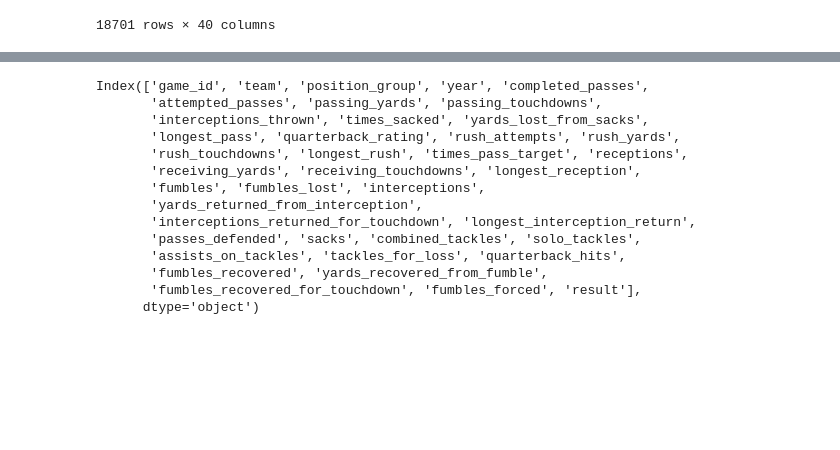
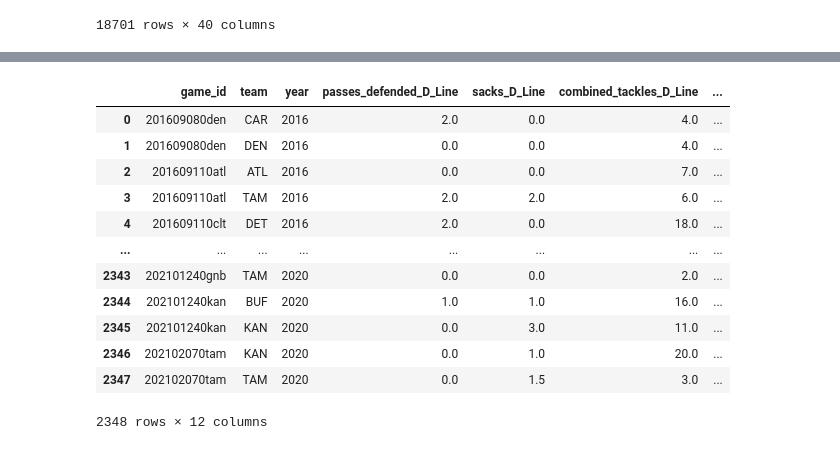
Before and after one commit to WillRobinson152/NFL_Analysis, a Jupyter notebook: CleanDataForEDA.ipynb, the cells around one changed output, grey strips where cells are left out. Drawn from its saved outputs; the diff is of its cells as text; code cells hidden in the pictures; blank space fills up the shorter version.

```diff
--- a/CleanDataForEDA.ipynb
+++ b/CleanDataForEDA.ipynb
@@ -561,17 +545,25 @@ t
 # %%
-off_def.columns
+dline.rename(columns={'game_id_':'game_id', 'team_':'team', 'year_':'year'}, inplace=True)
+dline['turnovers_recovered_D_Line'] = dline.interceptions_D_Line + dline.fumbles_recovered_D_Line
+dline['turnover_yards_D_Line'] = dline.yards_returned_from_interception_D_Line + dline.yards_recovered_from_fumble_D_Line
+dline['turnover_tds_D_Line'] =  dline.interceptions_returned_for_touchdown_D_Line + dline.fumbles_recovered_for_touchdown_D_Line
+dline.drop(columns=['interceptions_D_Line', 'fumbles_recovered_D_Line',
+                   'yards_returned_from_interception_D_Line', 'yards_recovered_from_fumble_D_Line',
+                   'interceptions_returned_for_touchdown_D_Line', 'fumbles_recovered_for_touchdown_D_Line',
+                   'longest_interception_return_D_Line', 'solo_tackles_D_Line', 'assists_on_tackles_D_Line'],
+          inplace=True)
+dline
 # %% [output]
+|  | game_id | team | year | passes_defended_D_Line | sacks_D_Line | combined_tackles_D_Line | ... |
+| 0 | 201609080den | CAR | 2016 | 2.0 | 0.0 | 4.0 | ... |
+| 1 | 201609080den | DEN | 2016 | 0.0 | 0.0 | 4.0 | ... |
+| 2 | 201609110atl | ATL | 2016 | 0.0 | 0.0 | 7.0 | ... |
+| 3 | 201609110atl | TAM | 2016 | 2.0 | 2.0 | 6.0 | ... |
+| 4 | 201609110clt | DET | 2016 | 2.0 | 0.0 | 18.0 | ... |
+| ... | ... | ... | ... | ... | ... | ... | ... |
+| 2343 | 202101240gnb | TAM | 2020 | 0.0 | 0.0 | 2.0 | ... |
+| 2344 | 202101240kan | BUF | 2020 | 1.0 | 1.0 | 16.0 | ... |
+| 2345 | 202101240kan | KAN | 2020 | 0.0 | 3.0 | 11.0 | ... |
+| 2346 | 202102070tam | KAN | 2020 | 0.0 | 1.0 | 20.0 | ... |
+| 2347 | 202102070tam | TAM | 2020 | 0.0 | 1.5 | 3.0 | ... |
-Index(['game_id', 'team', 'position_group', 'year', 'completed_passes',
-       'attempted_passes', 'passing_yards', 'passing_touchdowns',
-       'interceptions_thrown', 'times_sacked', 'yards_lost_from_sacks',
-       'longest_pass', 'quarterback_rating', 'rush_attempts', 'rush_yards',
-       'rush_touchdowns', 'longest_rush', 'times_pass_target', 'receptions',
-       'receiving_yards', 'receiving_touchdowns', 'longest_reception',
-       'fumbles', 'fumbles_lost', 'interceptions',
-       'yards_returned_from_interception',
-       'interceptions_returned_for_touchdown', 'longest_interception_return',
-       'passes_defended', 'sacks', 'combined_tackles', 'solo_tackles',
-       'assists_on_tackles', 'tackles_for_loss', 'quarterback_hits',
-       'fumbles_recovered', 'yards_recovered_from_fumble',
-       'fumbles_recovered_for_touchdown', 'fumbles_forced', 'result'],
-      dtype='object')
+2348 rows × 12 columns
```
Also changed, not shown: parts of 14 cells of this notebook.
